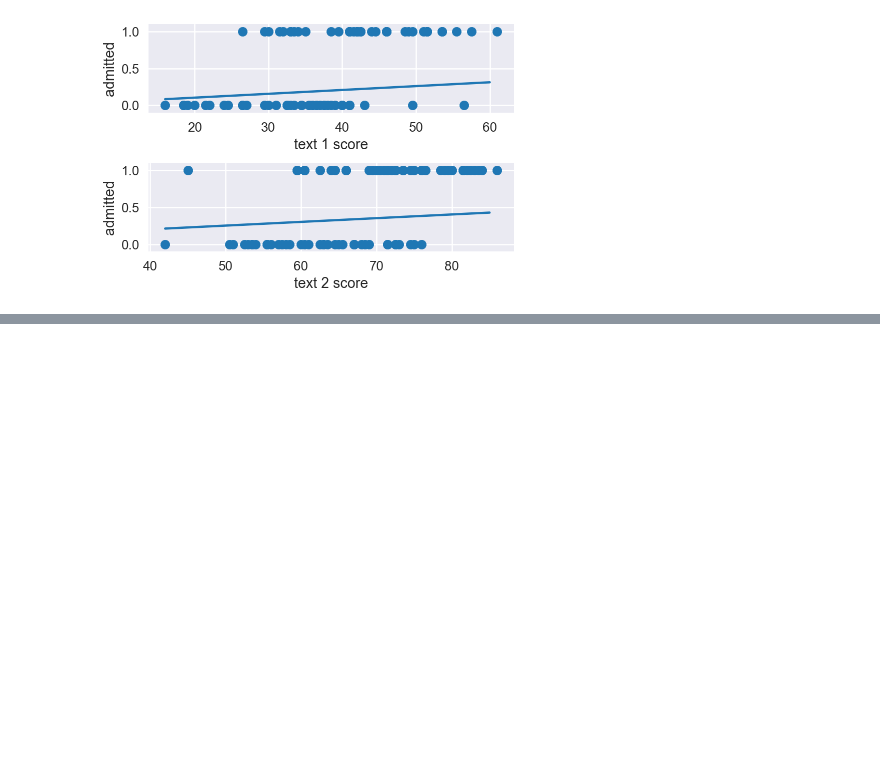
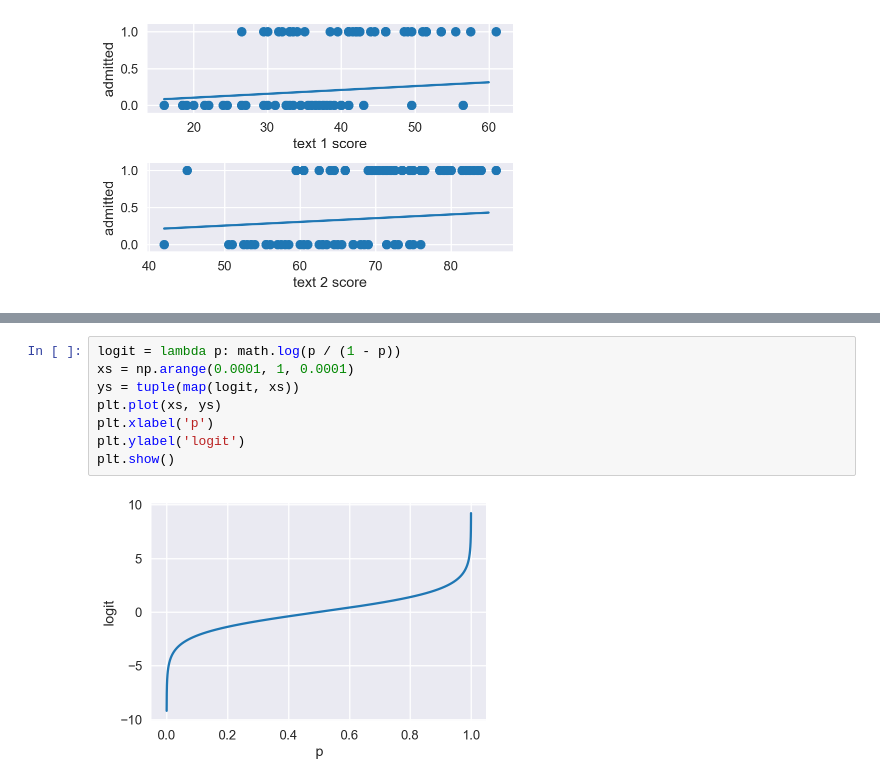
Before and after one commit to sameerank/data-science-interview-prep, a Jupyter notebook: ml/logistic regression.ipynb, the cells around one changed output, grey strips where cells are left out. Saved outputs shown, nothing was run; the diff lists cells and outputs as text; blank space fills up the shorter version.

Commit message:
Plot p to odds to logit

```diff
--- a/ml/logistic regression.ipynb
+++ b/ml/logistic regression.ipynb
@@ -107,0 +129,10 @@ There are a few problems with this approach. Here, $y$ does not truly correspond
+# %%
+logit = lambda p: math.log(p / (1 - p))
+xs = np.arange(0.0001, 1, 0.0001)
+ys = tuple(map(logit, xs))
+plt.plot(xs, ys)
+plt.xlabel('p')
+plt.ylabel('logit')
+plt.show()
+# %% [output]
+[figure, added]
```
Also changed, not shown: parts of 9 cells of this notebook.
